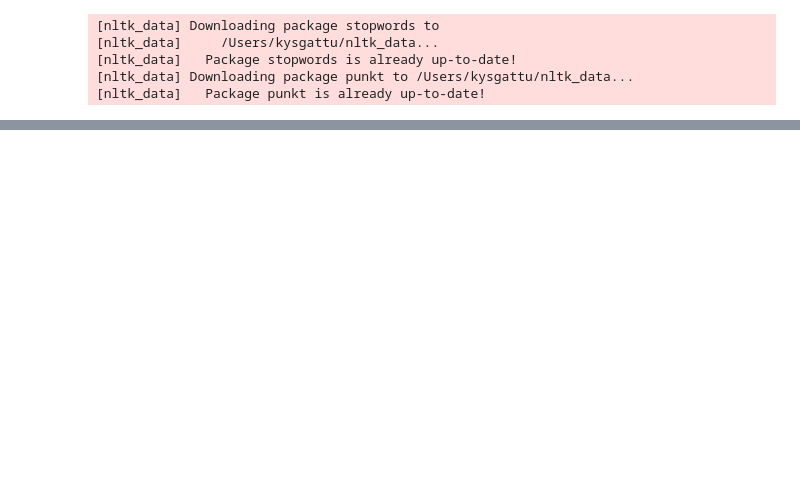
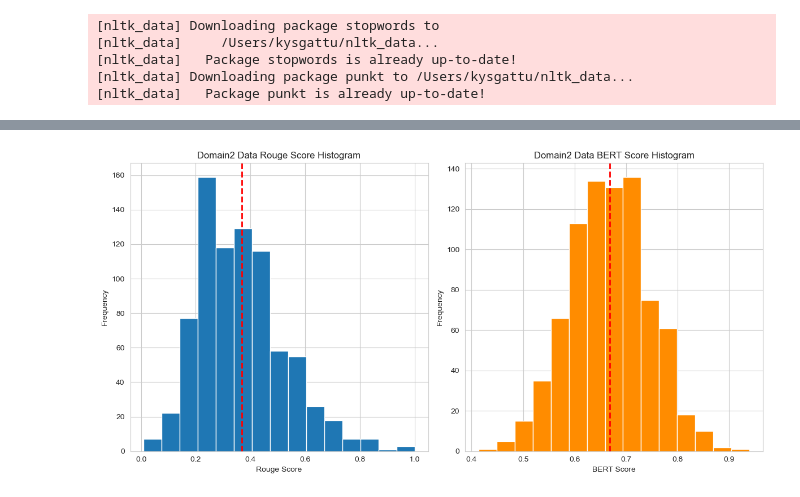
Before and after one commit to kysgattu/Evaluating-Cross-Domain-Adaptability-Of-Text-Summarizer-News-Article-Summarization, a Jupyter notebook: FinalCodeBase/TextRank-ExtractiveSummarizer.ipynb, the cells around one changed output, grey strips where cells are left out. Cells and saved outputs as stored; diff of their text form; code cells hidden in the pictures; blank space fills up the shorter version.

```diff
--- a/FinalCodeBase/TextRank-ExtractiveSummarizer.ipynb
+++ b/FinalCodeBase/TextRank-ExtractiveSummarizer.ipynb
@@ -234,2 +295,37 @@ tr_result_dataset['predicted_summary'][0]
+# %%
+import matplotlib.pyplot as plt
+
+# Calculate mean values
+sameCat_mean_rouge = np.mean(trOnDomain2['rouge1_precision'])
+sameCat_mean_bert = np.mean(trOnDomain2['bert_score'])
+
+
+# Create separate histogram plots for Rouge and BERT Scores
+plt.figure(figsize=(12, 6))
+# plt.title('Same Category Data')
+
+# Rouge Score Histogram
+plt.subplot(1, 2, 1)
+plt.hist(trOnDomain2['rouge1_precision'], bins=15, color='#1f77b4')
+plt.axvline(sameCat_mean_rouge, color='red', linestyle='dashed', linewidth=2, label=f'Mean: {sameCat_mean_rouge:.3f}')
+plt.title('Domain2 Data Rouge Score Histogram')
+plt.xlabel('Rouge Score')
+plt.ylabel('Frequency')
+
+# BERT Score Histogram
+plt.subplot(1, 2, 2)
+plt.hist(trOnDomain2['bert_score'], bins=15, color='darkorange')
+plt.axvline(sameCat_mean_bert, color='red', linestyle='dashed', linewidth=2, label=f'Mean: {sameCat_mean_bert:.3f}')
+plt.title('Domain2 Data BERT Score Histogram')
+plt.xlabel('BERT Score')
+plt.ylabel('Frequency')
+
+# Adjust layout
+plt.tight_layout()
+
+# Show the plot
+plt.show()
+# %% [output]
+[figure, added]
 # %%
 import matplotlib.pyplot as plt
```
Also changed, not shown: parts of 25 cells of this notebook, 5 other files.
